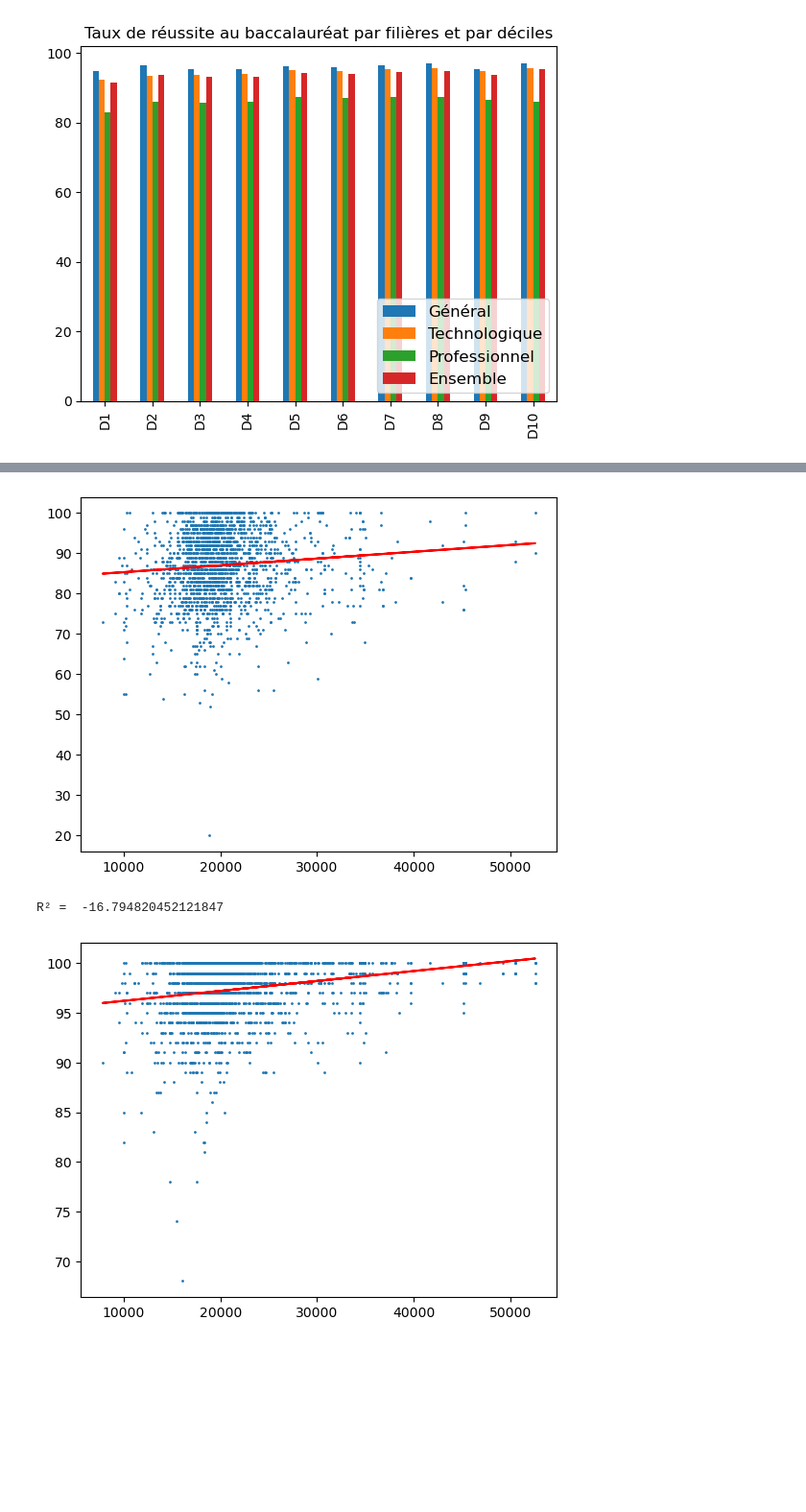
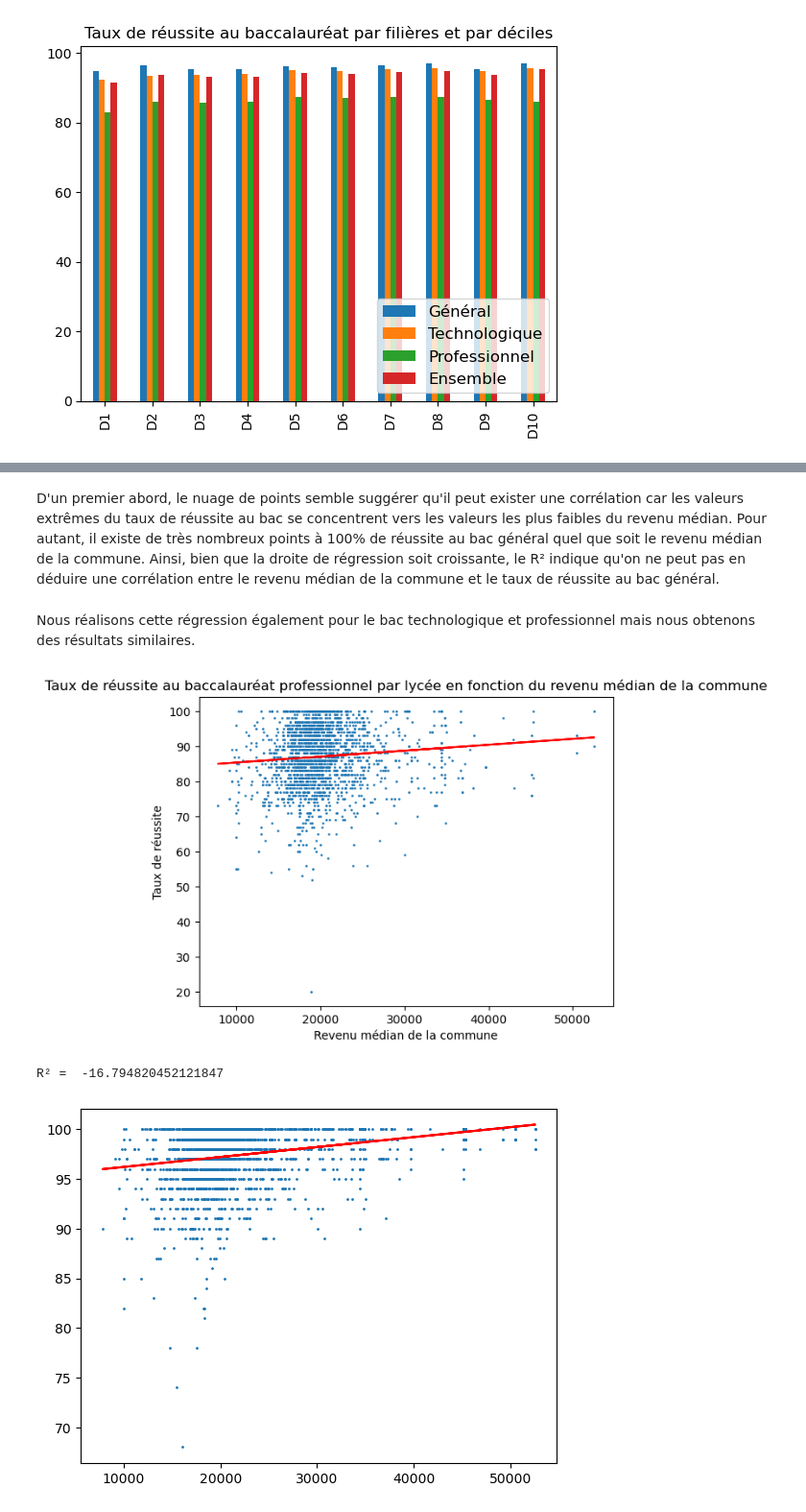
Before and after one commit to Acochepin/Python-2A---AC---JM---RS, a Jupyter notebook: Manipulation bases de données.ipynb, the cells around one changed output, grey strips where cells are left out. Shown at 96% size. Cells and saved outputs as stored; diff of their text form; code cells hidden in the pictures; blank space fills up the shorter version.

Commit message:
Commentaires régression

```diff
--- a/Manipulation bases de données.ipynb
+++ b/Manipulation bases de données.ipynb
@@ -691,29 +701,36 @@ print("R² = ", r2)
 R² =  -11.87056397076805
+# %% [markdown]
+D'un premier abord, le nuage de points semble suggérer qu'il peut exister une corrélation car les valeurs extrêmes du taux de réussite au bac se concentrent vers les valeurs les plus faibles du revenu médian. Pour autant, il existe de très nombreux points à 100% de réussite au bac général quel que soit le revenu médian de la commune. Ainsi, bien que la droite de régression soit croissante, le R² indique qu'on ne peut pas en déduire une corrélation entre le revenu médian de la commune et le taux de réussite au bac général.
+# %% [markdown]
+Nous réalisons cette régression également pour le bac technologique et professionnel mais nous obtenons des résultats similaires.
 # %%
 #Régression pour le professionnel
 df_reg_pro = df[[ "Médiane (€)_Q219", "Taux de réussite bruts_TOTAL_Pro"]]
 df_reg_pro = df_reg_pro.dropna(axis = 0, how = "any")
 df_reg_pro
 
 x = np.array(df_reg_pro[["Médiane (€)_Q219"]])
 y = np.array(df_reg_pro[["Taux de réussite bruts_TOTAL_Pro"]])
 
 x = x.reshape(-1,1)
 y = y.reshape(-1,1)
 
 regression_model = LinearRegression()
 regression_model.fit(x,y)
 y_predicted = regression_model.predict(x)
 
 
 plt.scatter(x,y, s=1)
 plt.plot(x, y_predicted, color='r')
+plt.title ("Taux de réussite au baccalauréat professionnel par lycée en fonction du revenu médian de la commune")
+plt.xlabel ("Revenu médian de la commune")
+plt.ylabel ("Taux de réussite")
 plt.show()
 
 r2 = r2_score (x, y)
 print("R² = ", r2)
 # %% [output]
-[figure, old version]
+[figure, new version]
 R² =  -16.794820452121847
 # %%
 #Régression pour le technologique
```
Also changed, not shown: parts of 6 cells of this notebook.
